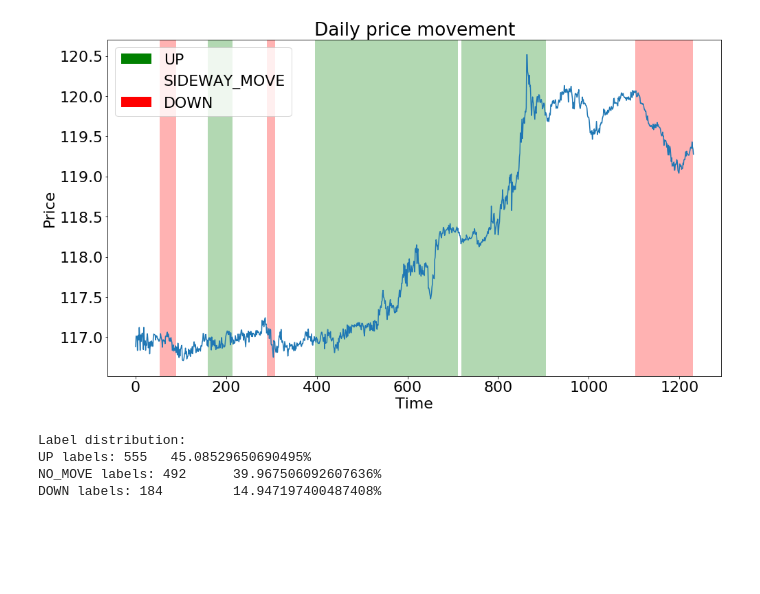
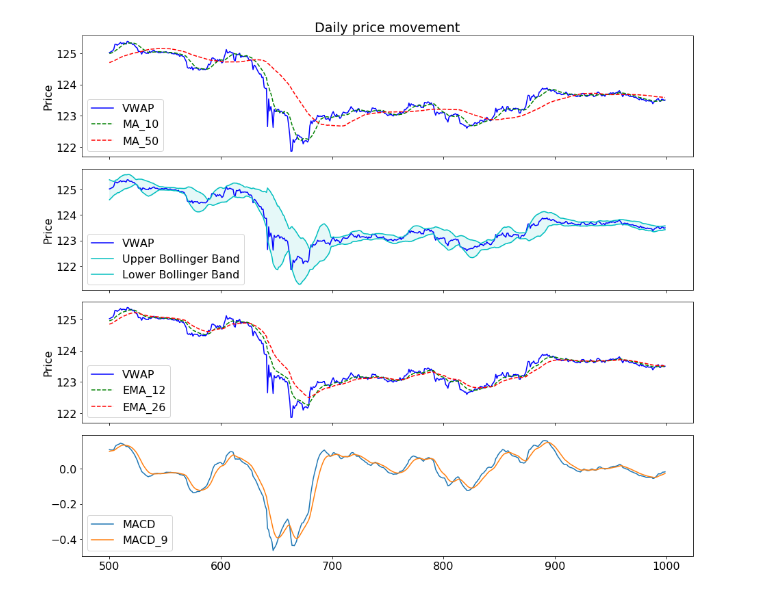
Before and after one commit to tornermarton/SemesterProject, a Jupyter notebook: datavisualization.ipynb, the cells around one changed output. Drawn from its saved outputs; the diff is of its cells as text; code cells hidden in the pictures; blank space fills up the shorter version.

```diff
--- a/datavisualization.ipynb
+++ b/datavisualization.ipynb
@@ -91,14 +138,40 @@ Timestamp:       2019/03/15
-# %%
-window_size = 100
-
-labels = make_labels(snapshots=dataset, add_no_move=True, alpha=1, window_size=window_size)
-plot_labels([calc_VWAP(ss) for ss in dataset[window_size-1:-window_size]], labels)
-
-print("Label distribution:")
-count_labels(labels)
-# %% [output]
-[figure, removed]
-Label distribution:
-UP labels: 555   45.08529650690495%
-NO_MOVE labels: 492      39.967506092607636%
-DOWN labels: 184         14.947197400487408%
+# %%
+slice_ = slice(500, 1000, 1)
+
+fig, (ax1, ax2, ax3, ax4) = plt.subplots(4, 1, sharex=True, figsize = (16, 12))
+fig.subplots_adjust(hspace=0.1, bottom=0.0)
+
+# plot vwap for all
+ax1.plot(dataset[slice_]["vwap"], label="VWAP", color='b')
+ax2.plot(dataset[slice_]["vwap"], label="VWAP", color='b')
+ax3.plot(dataset[slice_]["vwap"], label="VWAP", color='b')
+
+# plot the other metrics
+ax1.plot(dataset[slice_]["ma_10"], label="MA_10", linestyle='--', c='g')
+ax1.plot(dataset[slice_]["ma_50"], label="MA_50", linestyle='--', c='r')
+
+ax2.plot(dataset[slice_]["upper_band"], label="Upper Bollinger Band", color='c')
+ax2.plot(dataset[slice_]["lower_band"], label="Lower Bollinger Band", color='c')
+ax2.fill_between(list(dataset[slice_].index), dataset[slice_]["upper_band"], dataset[slice_]["lower_band"], color='c', alpha=0.1)
+
+ax3.plot(dataset[slice_]["ema_12"], label="EMA_12", linestyle='--', c='g')
+ax3.plot(dataset[slice_]["ema_26"], label="EMA_26", linestyle='--', c='r')
+
+ax4.plot(dataset[slice_]["MACD"], label="MACD")
+ax4.plot(dataset[slice_]["MACD_9"], label="MACD_9")
+
+ax1.set_ylabel('Price')
+ax1.set_title('Daily price movement')
+
+ax2.set_ylabel('Price')
+
+ax3.set_ylabel('Price')
+
+ax1.legend()
+ax2.legend()
+ax3.legend()
+ax4.legend()
+
+plt.show()
+# %% [output]
+[figure, added]
```
Also changed, not shown: parts of 13 cells of this notebook, 1 other file.
